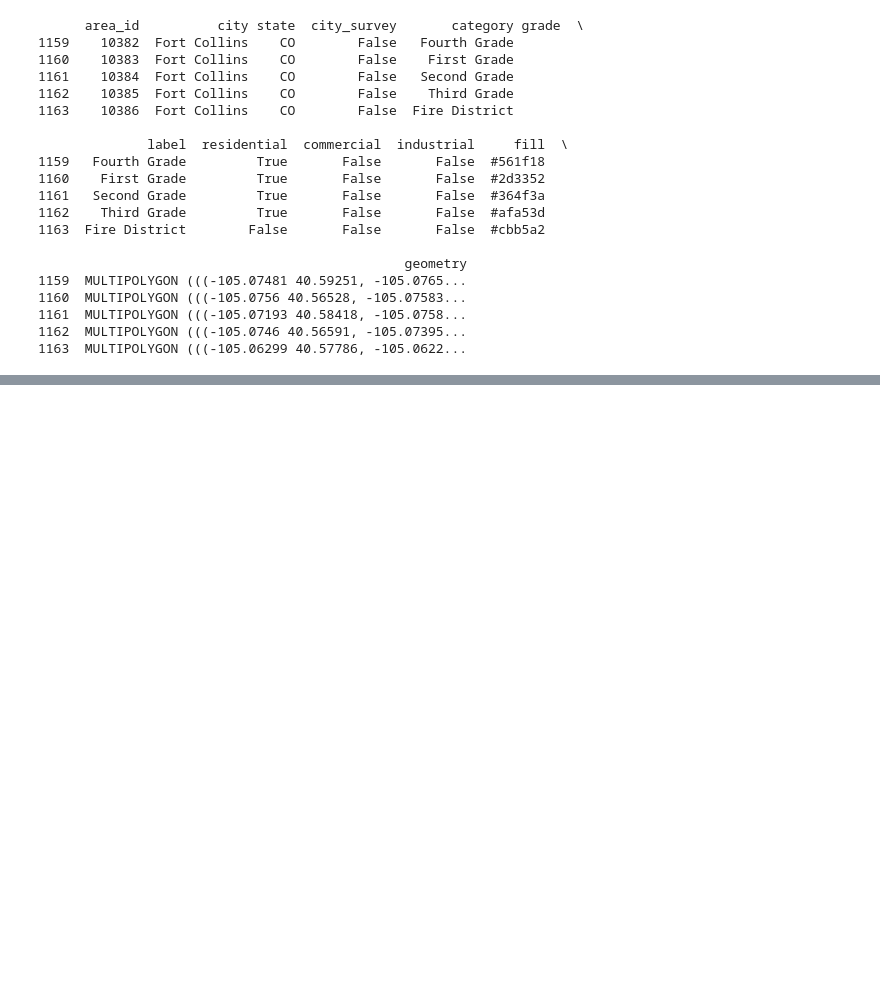
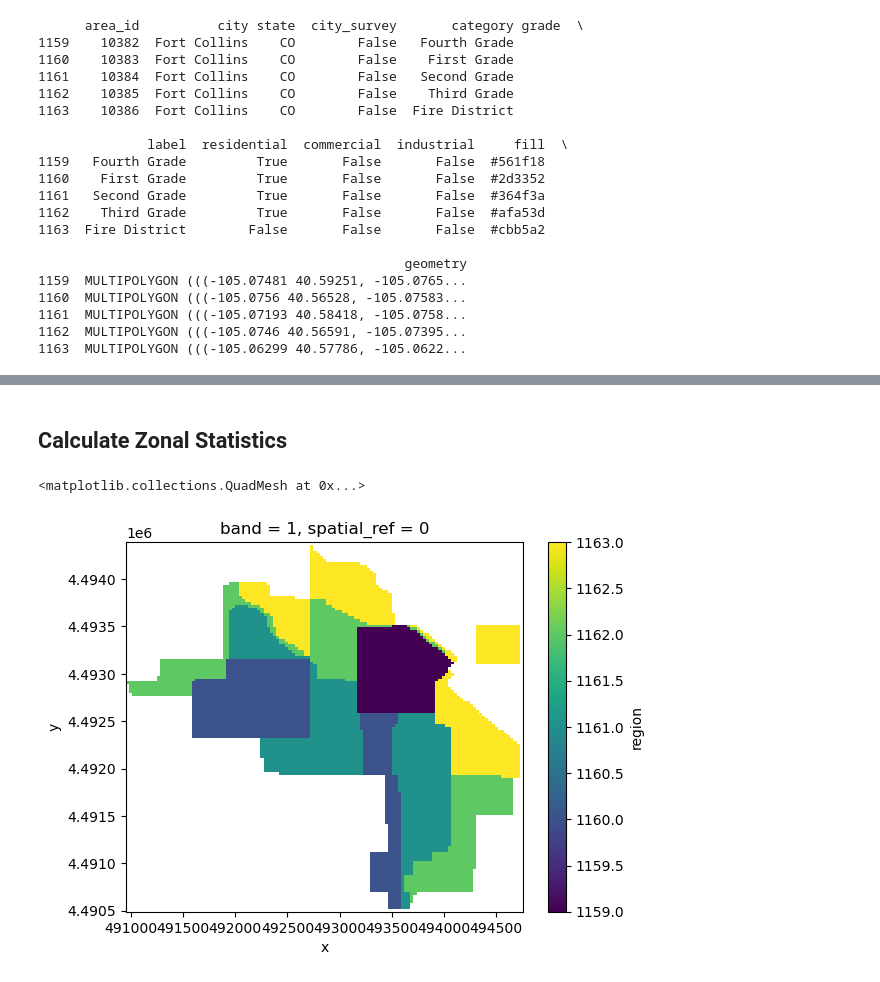
Before and after one commit to earthlab-education/fundamentals-04-redlining-ZimmZone, a Jupyter notebook: notebooks/Fort Collins Redlining.ipynb, the cells around one changed output, grey strips where cells are left out. Saved outputs shown, nothing was run; the diff lists cells and outputs as text; code cells hidden in the pictures; blank space fills up the shorter version.

```diff
--- a/notebooks/Fort Collins Redlining.ipynb
+++ b/notebooks/Fort Collins Redlining.ipynb
@@ -175,0 +286,19 @@ if not os.path.exists(hls_dir):
+# %%
+# Compile a regular expression to search for metadata
+uri_re = re.compile(
+    r"HLS\.L30\.(?P<tile_id>T[0-9A-Z]+)\.(?P<date>\d+)T\d+\.v2\.0\.(?P<band_id>.+)\.tif"
+)
+
+# Find all the metadata in the file name
+uri_groups = [
+   uri_re.search(fort_collins_files.full_name).groupdict()
+   for fort_collins_files in fort_collins_files]
+
+# Create a DataFrame with the metadata
+raster_df = pd.DataFrame(uri_groups)
+
+# Add the File-like URI to the DataFrame
+raster_df['file'] = fort_collins_files
+
+# Check the results
+raster_df
@@ -205,0 +420,18 @@ Attributes: (12/33)
+# %% [markdown]
+## Calculate Zonal Statistics
+# %%
+# Obtain mask for zones
+fort_collins_redlining_mask = regionmask.mask_geopandas(
+    fortcollins_redlining_gdf.to_crs(fort_collins_merged_das['red'].rio.crs),
+    fort_collins_merged_das['red'].x, # meters
+    fort_collins_merged_das['red'].y, # meters
+    # The regions do not overlap bc no lat/long coords
+    overlap=False,
+    # We're not using geographic coordinates
+    wrap_lon=False
+)
+
+fort_collins_redlining_mask.plot()
+# %% [output]
+<matplotlib.collections.QuadMesh at 0x...>
+[figure, added]
```
Also changed, not shown: parts of 28 cells of this notebook.
